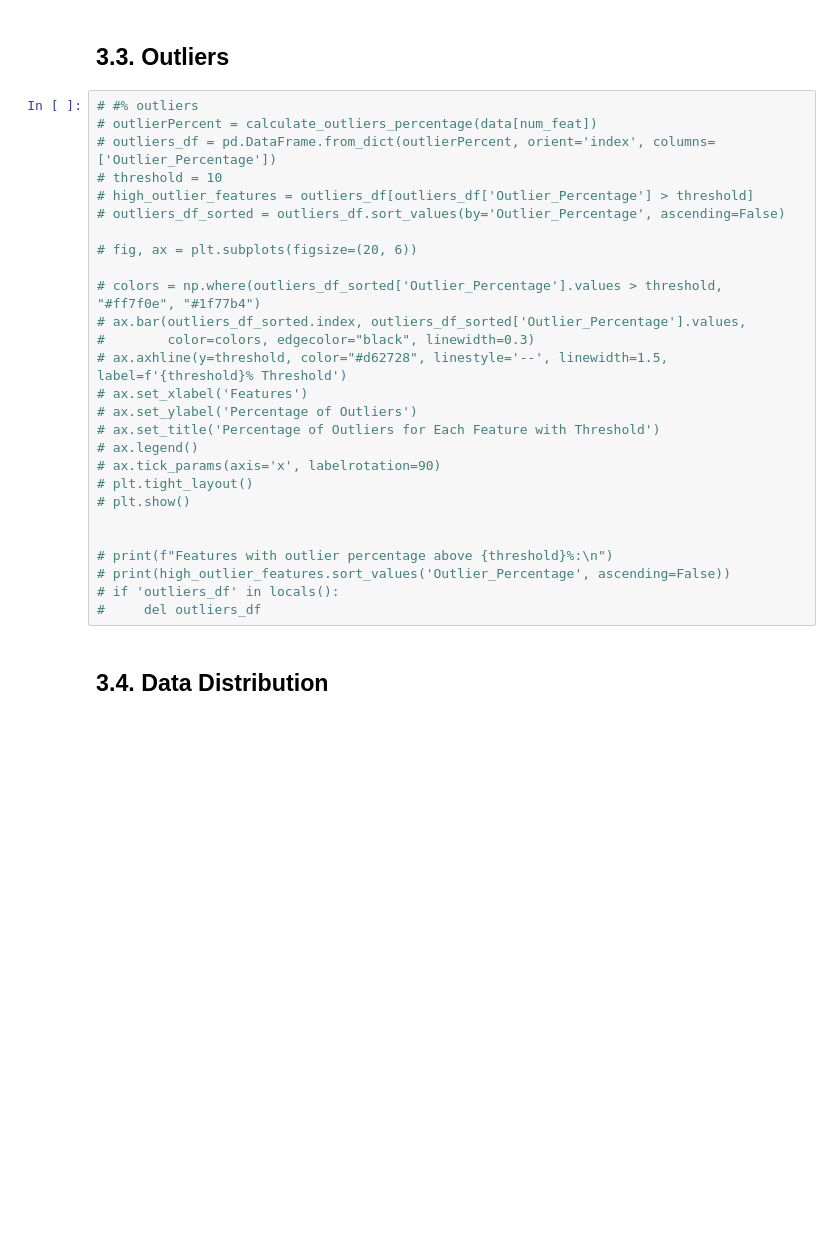
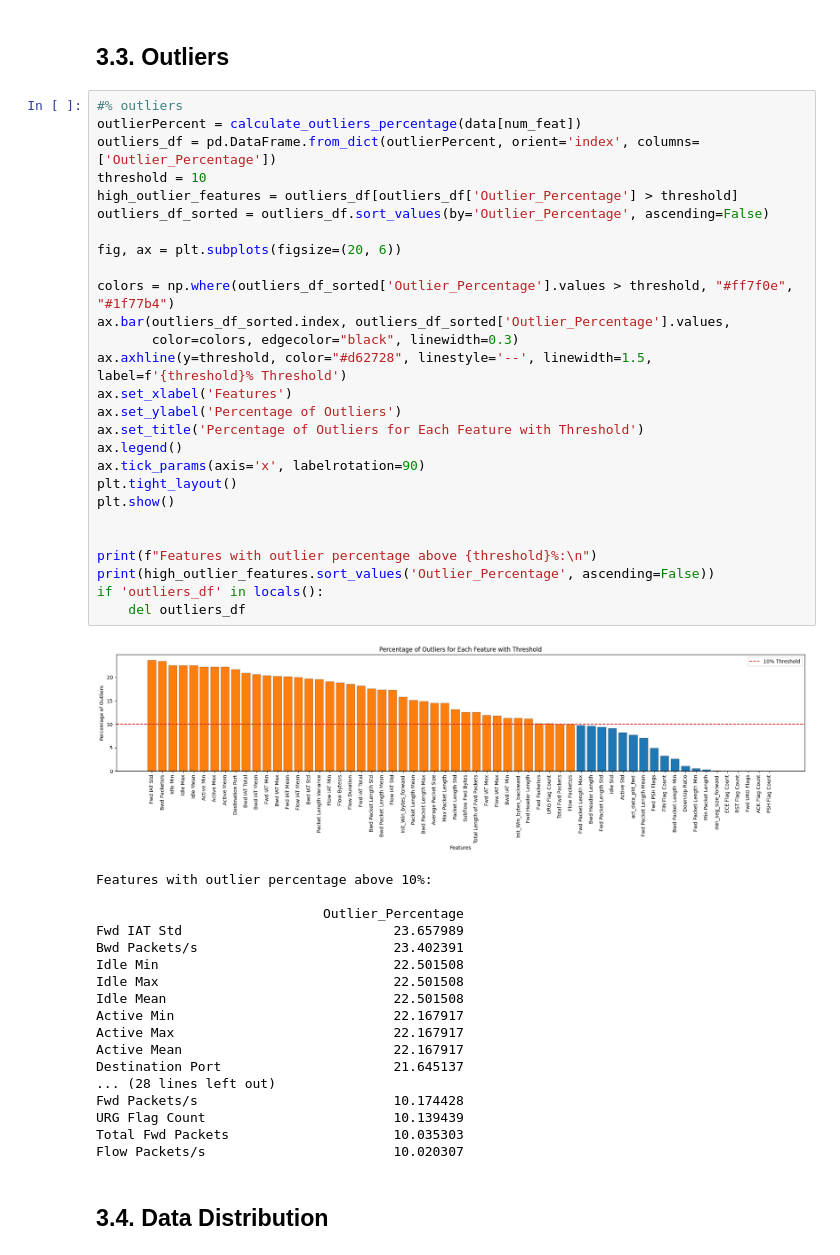
Before and after one commit to annghoangg/network-intrusion-detection, a Jupyter notebook: data-cicids2017.ipynb, the cells around one changed output. Saved outputs shown, nothing was run; the diff lists cells and outputs as text; blank space fills up the shorter version.

Commit message:
code cleanup + fix certain visualizations

```diff
--- a/data-cicids2017.ipynb
+++ b/data-cicids2017.ipynb
@@ -816,32 +815,51 @@ Dropping 5 columns: ['Total Backward Packets', 'Total Length of Bwd Packets', 'S
 # %% [markdown]
 ## 3.3. Outliers
 # %%
-# #% outliers
-# outlierPercent = calculate_outliers_percentage(data[num_feat])
-# outliers_df = pd.DataFrame.from_dict(outlierPercent, orient='index', columns=['Outlier_Percentage'])
-# threshold = 10
-# high_outlier_features = outliers_df[outliers_df['Outlier_Percentage'] > threshold]
-# outliers_df_sorted = outliers_df.sort_values(by='Outlier_Percentage', ascending=False)
+#% outliers
+outlierPercent = calculate_outliers_percentage(data[num_feat])
+outliers_df = pd.DataFrame.from_dict(outlierPercent, orient='index', columns=['Outlier_Percentage'])
+threshold = 10
+high_outlier_features = outliers_df[outliers_df['Outlier_Percentage'] > threshold]
+outliers_df_sorted = outliers_df.sort_values(by='Outlier_Percentage', ascending=False)
 
-# fig, ax = plt.subplots(figsize=(20, 6))
+fig, ax = plt.subplots(figsize=(20, 6))
 
-# colors = np.where(outliers_df_sorted['Outlier_Percentage'].values > threshold, "#ff7f0e", "#1f77b4")
-# ax.bar(outliers_df_sorted.index, outliers_df_sorted['Outlier_Percentage'].values,
-#        color=colors, edgecolor="black", linewidth=0.3)
-# ax.axhline(y=threshold, color="#d62728", linestyle='--', linewidth=1.5, label=f'{threshold}% Threshold')
-# ax.set_xlabel('Features')
-# ax.set_ylabel('Percentage of Outliers')
-# ax.set_title('Percentage of Outliers for Each Feature with Threshold')
-# ax.legend()
-# ax.tick_params(axis='x', labelrotation=90)
-# plt.tight_layout()
-# plt.show()
+colors = np.where(outliers_df_sorted['Outlier_Percentage'].values > threshold, "#ff7f0e", "#1f77b4")
+ax.bar(outliers_df_sorted.index, outliers_df_sorted['Outlier_Percentage'].values,
+       color=colors, edgecolor="black", linewidth=0.3)
+ax.axhline(y=threshold, color="#d62728", linestyle='--', linewidth=1.5, label=f'{threshold}% Threshold')
+ax.set_xlabel('Features')
+ax.set_ylabel('Percentage of Outliers')
+ax.set_title('Percentage of Outliers for Each Feature with Threshold')
+ax.legend()
+ax.tick_params(axis='x', labelrotation=90)
+plt.tight_layout()
+plt.show()
 
 
-# print(f"Features with outlier percentage above {threshold}%:\n")
-# print(high_outlier_features.sort_values('Outlier_Percentage', ascending=False))
-# if 'outliers_df' in locals():
-#     del outliers_df
+print(f"Features with outlier percentage above {threshold}%:\n")
+print(high_outlier_features.sort_values('Outlier_Percentage', ascending=False))
+if 'outliers_df' in locals():
+    del outliers_df
+# %% [output]
+[figure, added]
+Features with outlier percentage above 10%:
+
+                             Outlier_Percentage
+Fwd IAT Std                           23.657989
+Bwd Packets/s                         23.402391
+Idle Min                              22.501508
+Idle Max                              22.501508
+Idle Mean                             22.501508
+Active Min                            22.167917
+Active Max                            22.167917
+Active Mean                           22.167917
+Destination Port                      21.645137
+... (28 lines left out)
+Fwd Packets/s                         10.174428
+URG Flag Count                        10.139439
+Total Fwd Packets                     10.035303
+Flow Packets/s                        10.020307
 # %% [markdown]
 ## 3.4. Data Distribution
 # %%
```
Also changed, not shown: parts of 3 cells of this notebook, 15 other files.
